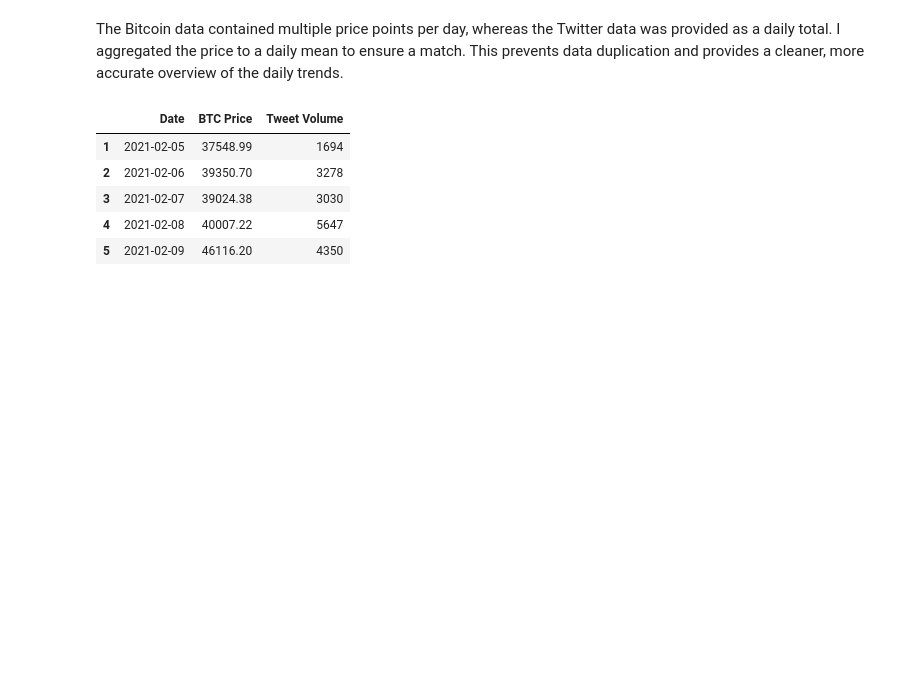
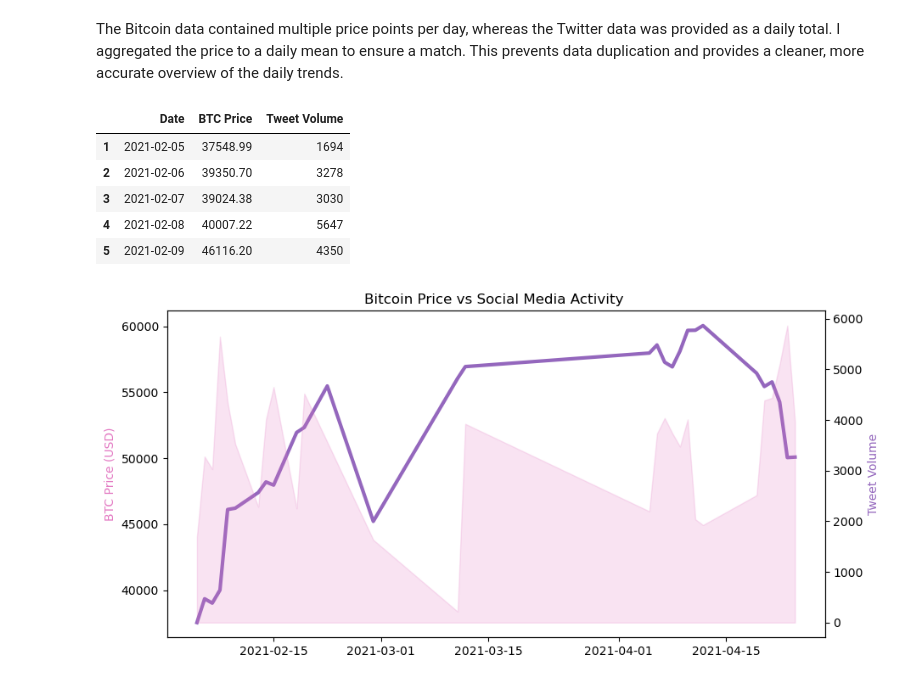
Before and after one commit to Vonipdf/Crypto-Price-vs-Social-Noise, a Jupyter notebook: Crypto-Price-vs-Social-Noise.ipynb, the cells around one changed output. Saved outputs shown, nothing was run; the diff lists cells and outputs as text; code cells hidden in the pictures; blank space fills up the shorter version.

Commit message:
Improved data visualization with a chart

```diff
--- a/Crypto-Price-vs-Social-Noise.ipynb
+++ b/Crypto-Price-vs-Social-Noise.ipynb
@@ -150,3 +151,19 @@ final_daily_df.head()
 | 3 | 2021-02-07 | 39024.38 | 3030 |
 | 4 | 2021-02-08 | 40007.22 | 5647 |
 | 5 | 2021-02-09 | 46116.20 | 4350 |
+# %%
+fig, ax1 = plt.subplots(figsize=(10, 5))
+
+ax2 = ax1.twinx()
+ax2.fill_between(final_daily_df['Date'], final_daily_df['Tweet Volume'],
+                 color="tab:pink", alpha=0.2, label='Tweet Volume')
+ax2.set_ylabel('Tweet Volume', color="tab:purple")
+
+ax1.plot(final_daily_df['Date'], final_daily_df['BTC Price'],
+         color="tab:purple", linewidth=3, label='BTC Price')
+ax1.set_ylabel('BTC Price (USD)', color="tab:pink")
+
+plt.title('Bitcoin Price vs Social Media Activity ', fontsize=12)
+plt.show()
+# %% [output]
+[figure, added]
```
Also changed, not shown: parts of 1 cell of this notebook.
